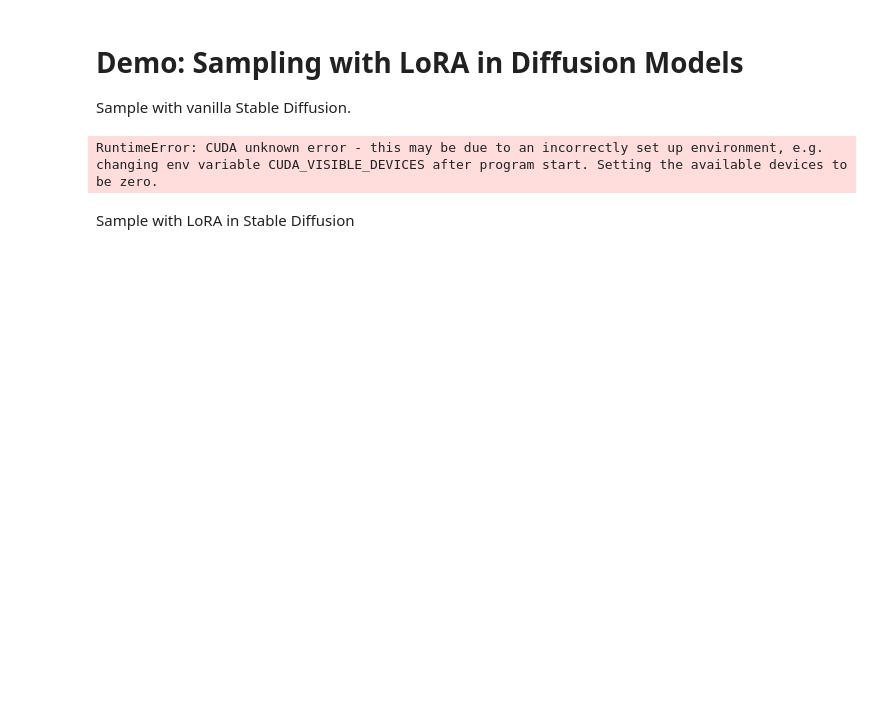
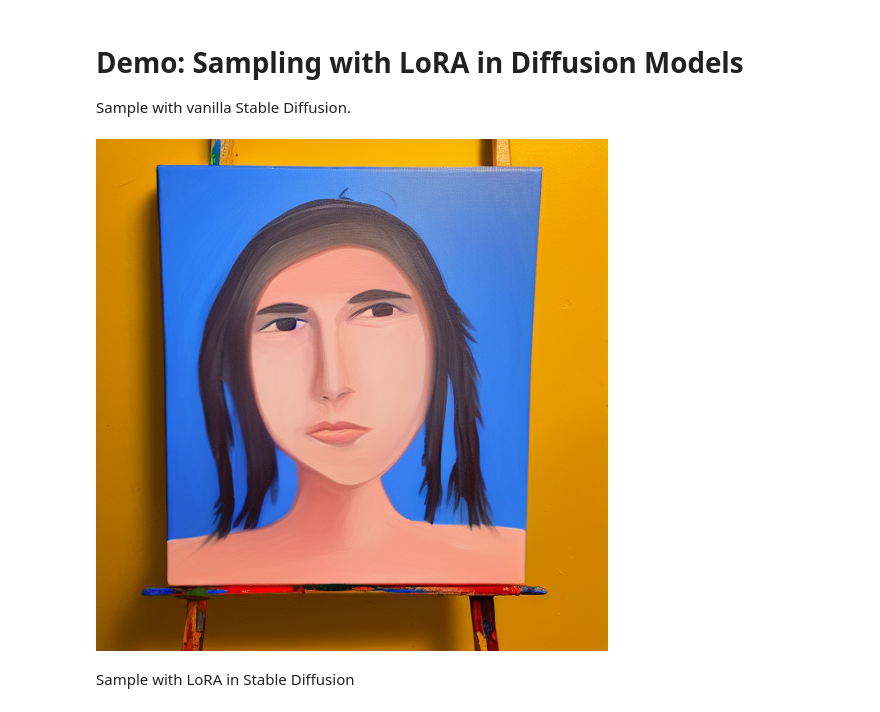
Before and after one commit to psyker-team/mist-v2, a Jupyter notebook: eval/sample_lora.ipynb, the cells around one changed output. Cells and saved outputs as stored; diff of their text form; code cells hidden in the pictures; blank space fills up the shorter version.

```diff
--- a/eval/sample_lora.ipynb
+++ b/eval/sample_lora.ipynb
@@ -5,26 +5,27 @@ Sample with vanilla Stable Diffusion.
 # %%
 from diffusers import StableDiffusionPipeline, EulerAncestralDiscreteScheduler, StableDiffusionImg2ImgPipeline
 import torch
+import time
 
 model_id = "../stable-diffusion/stable-diffusion-1-5"
 
 pipe = StableDiffusionPipeline.from_pretrained(model_id, torch_dtype=torch.float16).to(
     "cuda"
 )
 pipe.scheduler = EulerAncestralDiscreteScheduler.from_config(pipe.scheduler.config)
 
 # necessary for outputing attack performance
 def dummy(images, **kwargs):
     return images, [False] * images.shape[0]
 pipe.safety_checker = dummy
 
-prompt = "a photo of a sks person, high quality, masterpiece"
-torch.manual_seed(0)
+prompt = "a painting of a sks person, high quality, masterpiece"
+torch.manual_seed(time.time())
 image = pipe(prompt, num_inference_steps=50, guidance_scale=7).images[0]
 
 image  # nice. diffusers are cool.
 # %% [output]
-RuntimeError: CUDA unknown error - this may be due to an incorrectly set up environment, e.g. changing env variable CUDA_VISIBLE_DEVICES after program start. Setting the available devices to be zero.
+[figure, added]
 # %% [markdown]
 Sample with LoRA in Stable Diffusion
 # %%
```
Also changed, not shown: parts of 1 cell of this notebook, 13 other files.
